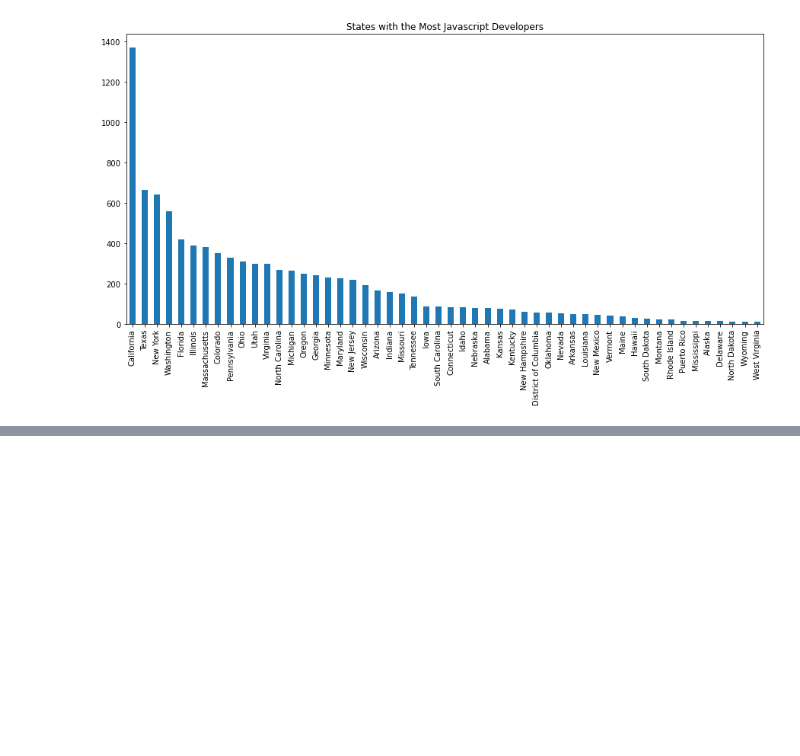
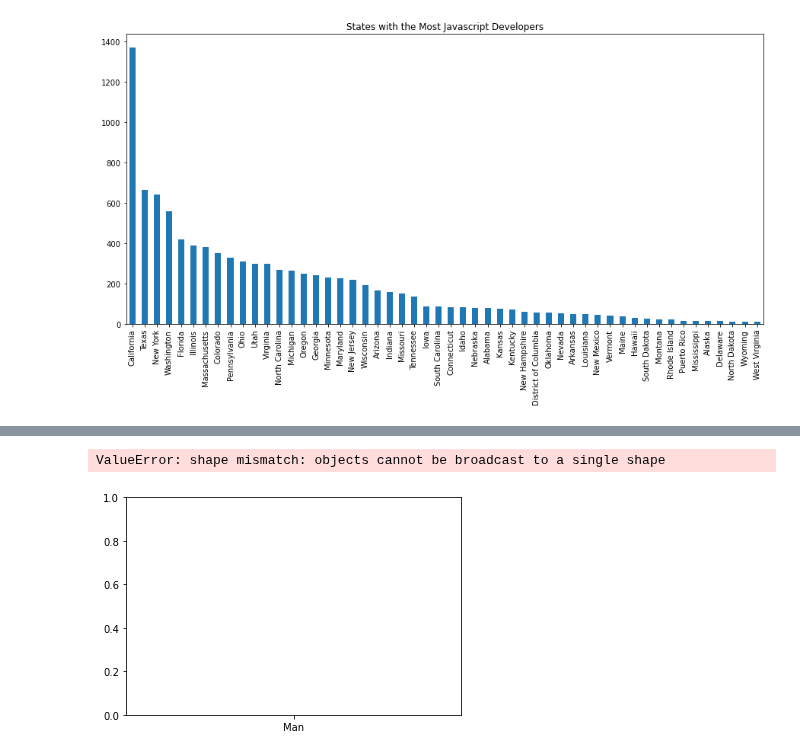
Before and after one commit to Stencoss/DataDrivenDevelopers, a Jupyter notebook: project_1.ipynb, the cells around one changed output, grey strips where cells are left out. Cells and saved outputs as stored; diff of their text form; code cells hidden in the pictures; blank space fills up the shorter version.

```diff
--- a/project_1.ipynb
+++ b/project_1.ipynb
@@ -168,0 +230,11 @@ js_states['US_State'].value_counts().sort_values(ascending=False).plot(kind = 'b
+# %%
+users = find_js_df['Gender'].value_counts()
+x_axis = ['Man', 'Woman', 'Non-binary, genderqueer, or gender non-conforming']
+plt.bar(x_axis, users, color='purple')
+plt.xticks(rotation=90)
+plt.title("Gender of JavaScript Users")
+plt.xlabel("Gender")
+plt.ylabel("Number of Users")
+# %% [output]
+ValueError: shape mismatch: objects cannot be broadcast to a single shape
+[figure, added]
```
Also changed, not shown: parts of 8 cells of this notebook.
